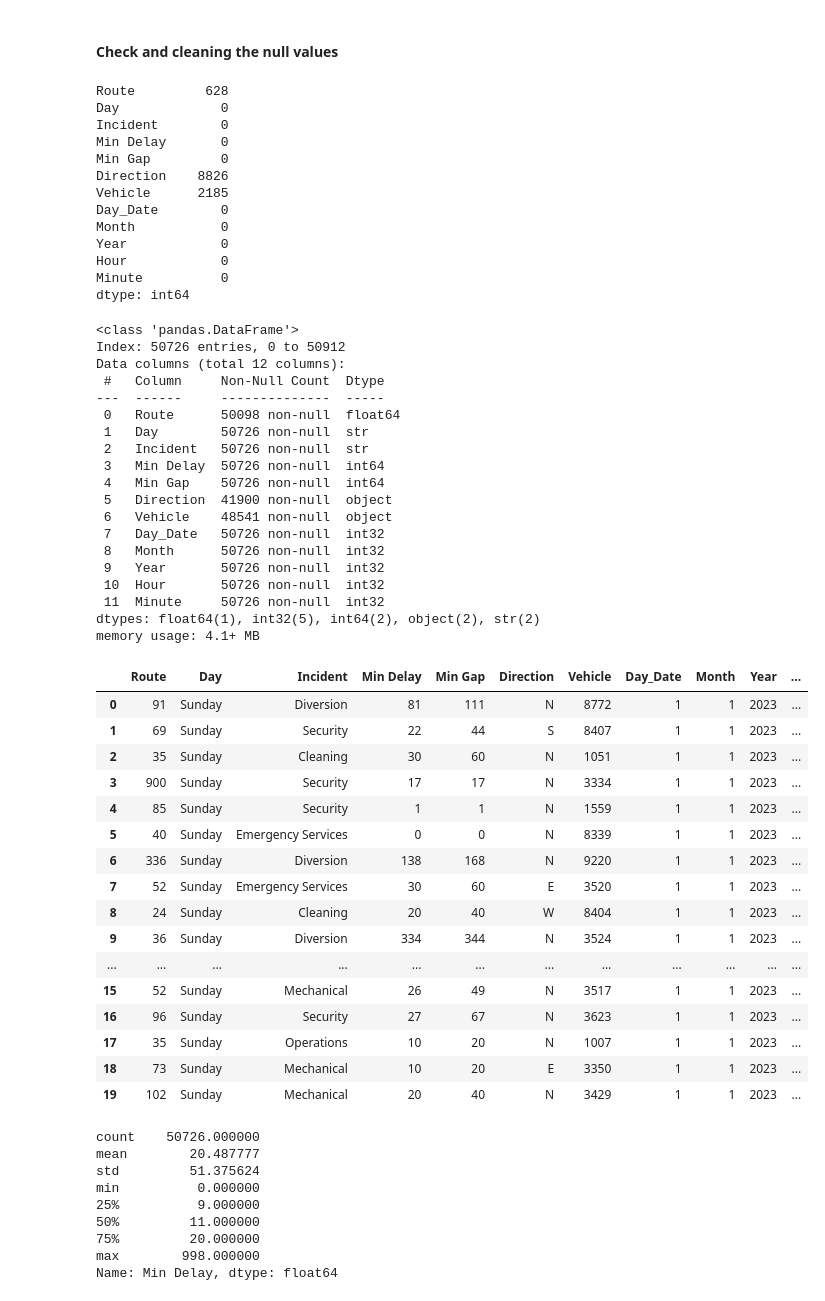
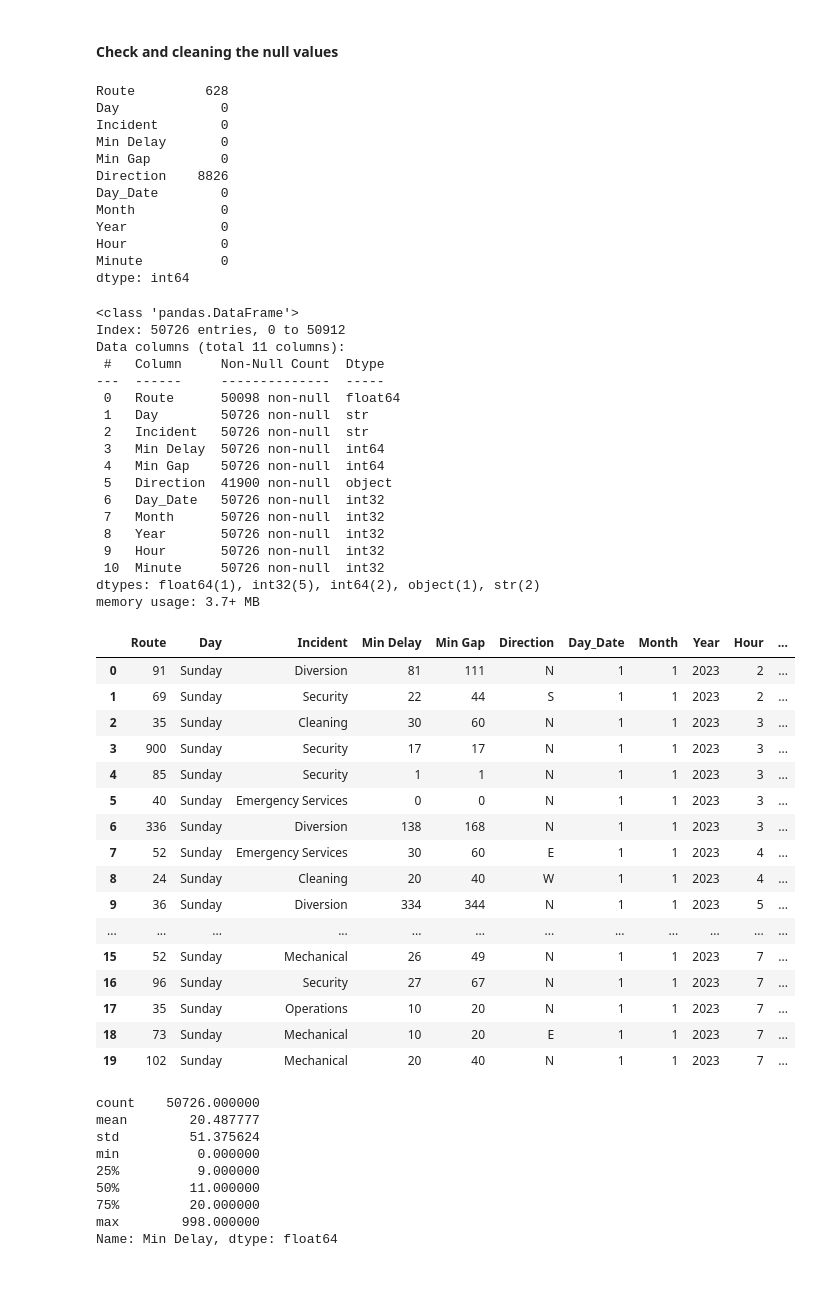
Before and after one commit to suryadev22092005-stack/Bus-Delay-prediction-project-ML, a Jupyter notebook: notebook/ML_Project_Bus_delay_Prediction.ipynb, the cells around one changed output. Cells and saved outputs as stored; diff of their text form; code cells hidden in the pictures.

```diff
--- a/notebook/ML_Project_Bus_delay_Prediction.ipynb
+++ b/notebook/ML_Project_Bus_delay_Prediction.ipynb
@@ -43,6 +43,6 @@ df["Hour"] = df["Time"].dt.hour
 df["Minute"] = df["Time"].dt.minute
 # %%
 #remove unwanted columns
-df.drop(['Time','Date','Location'],axis=1,inplace=True)
+df.drop(['Time','Date','Location','Vehicle'],axis=1,inplace=True)
 df.head()
 # %% [output]
@@ -57,6 +57,6 @@ df.head()
 df.replace({'Incident':{'Road Blocked - NON-TTC Collision':'Road Blocked','Collision - TTC':'Collision','Held By':'Tire Puncher','Operations - Operator':'Operations','Cleaning - Unsanitary':'Cleaning'}},inplace=True)
 df.replace({'Direction':{'B':None,'`':None,'1':None,'/':None,'L':None,'D':None,'G':None,'H':None,'7':None,str('\\'):None}},inplace=True)
 df['Incident'].value_counts()
-df['Vehicle']=df['Vehicle'].astype('str')
+#df['Vehicle']=df['Vehicle'].astype('str')
 df
 # %% [output]
@@ -76,5 +76,5 @@ df
 # %%
-df.replace({'Vehicle':{'0':None}},inplace=True)
+#df.replace({'Vehicle':{'0':None}},inplace=True)
 
 df.head(20)
 # %% [output]
@@ -107,7 +107,6 @@ Incident        0
 Min Delay       0
 Min Gap         0
 Direction    8826
-Vehicle      2185
 Day_Date        0
 Month           0
 Year            0
@@ -120,7 +119,7 @@ df.info()
 # %% [output]
 <class 'pandas.DataFrame'>
 Index: 50726 entries, 0 to 50912
-Data columns (total 12 columns):
+Data columns (total 11 columns):
  #   Column     Non-Null Count  Dtype
 ---  ------     --------------  -----
  0   Route      50098 non-null  float64
@@ -129,41 +128,40 @@ Data columns (total 12 columns):
  3   Min Delay  50726 non-null  int64
  4   Min Gap    50726 non-null  int64
  5   Direction  41900 non-null  object
- 6   Vehicle    48541 non-null  object
- 7   Day_Date   50726 non-null  int32
- 8   Month      50726 non-null  int32
- 9   Year       50726 non-null  int32
- 10  Hour       50726 non-null  int32
- 11  Minute     50726 non-null  int32
-dtypes: float64(1), int32(5), int64(2), object(2), str(2)
-memory usage: 4.1+ MB
+ 6   Day_Date   50726 non-null  int32
+ 7   Month      50726 non-null  int32
+ 8   Year       50726 non-null  int32
+ 9   Hour       50726 non-null  int32
+ 10  Minute     50726 non-null  int32
+dtypes: float64(1), int32(5), int64(2), object(1), str(2)
+memory usage: 3.7+ MB
 # %%
 #cleaning null values and replace it
 #route column changed string into integer
 df.fillna({'Direction':df['Direction'].mode()[0]},inplace=True)
 df.fillna({'Route':df['Route'].median()},inplace=True)
-df.fillna({'Vehicle':df['Vehicle'].mode()[0]},inplace=True)
+#df.fillna({'Vehicle':df['Vehicle'].mode()[0]},inplace=True)
 df['Route']=df['Route'].astype('int64')
-df['Vehicle']=df['Vehicle'].astype('int64')
+#df['Vehicle']=df['Vehicle'].astype('int64')
 df.head(20)
 # %% [output]
-|  | Route | Day | Incident | Min Delay | Min Gap | Direction | Vehicle | Day_Date | Month | Year | ... |
-| 0 | 91 | Sunday | Diversion | 81 | 111 | N | 8772 | 1 | 1 | 2023 | ... |
-| 1 | 69 | Sunday | Security | 22 | 44 | S | 8407 | 1 | 1 | 2023 | ... |
-| 2 | 35 | Sunday | Cleaning | 30 | 60 | N | 1051 | 1 | 1 | 2023 | ... |
-| 3 | 900 | Sunday | Security | 17 | 17 | N | 3334 | 1 | 1 | 2023 | ... |
-| 4 | 85 | Sunday | Security | 1 | 1 | N | 1559 | 1 | 1 | 2023 | ... |
-| 5 | 40 | Sunday | Emergency Services | 0 | 0 | N | 8339 | 1 | 1 | 2023 | ... |
-| 6 | 336 | Sunday | Diversion | 138 | 168 | N | 9220 | 1 | 1 | 2023 | ... |
-| 7 | 52 | Sunday | Emergency Services | 30 | 60 | E | 3520 | 1 | 1 | 2023 | ... |
-| 8 | 24 | Sunday | Cleaning | 20 | 40 | W | 8404 | 1 | 1 | 2023 | ... |
-| 9 | 36 | Sunday | Diversion | 334 | 344 | N | 3524 | 1 | 1 | 2023 | ... |
+|  | Route | Day | Incident | Min Delay | Min Gap | Direction | Day_Date | Month | Year | Hour | ... |
+| 0 | 91 | Sunday | Diversion | 81 | 111 | N | 1 | 1 | 2023 | 2 | ... |
+| 1 | 69 | Sunday | Security | 22 | 44 | S | 1 | 1 | 2023 | 2 | ... |
+| 2 | 35 | Sunday | Cleaning | 30 | 60 | N | 1 | 1 | 2023 | 3 | ... |
+| 3 | 900 | Sunday | Security | 17 | 17 | N | 1 | 1 | 2023 | 3 | ... |
+| 4 | 85 | Sunday | Security | 1 | 1 | N | 1 | 1 | 2023 | 3 | ... |
+| 5 | 40 | Sunday | Emergency Services | 0 | 0 | N | 1 | 1 | 2023 | 3 | ... |
+| 6 | 336 | Sunday | Diversion | 138 | 168 | N | 1 | 1 | 2023 | 3 | ... |
+| 7 | 52 | Sunday | Emergency Services | 30 | 60 | E | 1 | 1 | 2023 | 4 | ... |
+| 8 | 24 | Sunday | Cleaning | 20 | 40 | W | 1 | 1 | 2023 | 4 | ... |
+| 9 | 36 | Sunday | Diversion | 334 | 344 | N | 1 | 1 | 2023 | 5 | ... |
 | ... | ... | ... | ... | ... | ... | ... | ... | ... | ... | ... | ... |
-| 15 | 52 | Sunday | Mechanical | 26 | 49 | N | 3517 | 1 | 1 | 2023 | ... |
-| 16 | 96 | Sunday | Security | 27 | 67 | N | 3623 | 1 | 1 | 2023 | ... |
-| 17 | 35 | Sunday | Operations | 10 | 20 | N | 1007 | 1 | 1 | 2023 | ... |
-| 18 | 73 | Sunday | Mechanical | 10 | 20 | E | 3350 | 1 | 1 | 2023 | ... |
-| 19 | 102 | Sunday | Mechanical | 20 | 40 | N | 3429 | 1 | 1 | 2023 | ... |
+| 15 | 52 | Sunday | Mechanical | 26 | 49 | N | 1 | 1 | 2023 | 7 | ... |
+| 16 | 96 | Sunday | Security | 27 | 67 | N | 1 | 1 | 2023 | 7 | ... |
+| 17 | 35 | Sunday | Operations | 10 | 20 | N | 1 | 1 | 2023 | 7 | ... |
+| 18 | 73 | Sunday | Mechanical | 10 | 20 | E | 1 | 1 | 2023 | 7 | ... |
+| 19 | 102 | Sunday | Mechanical | 20 | 40 | N | 1 | 1 | 2023 | 7 | ... |
 # %%
 #describe the target column
 df["Min Delay"].describe()
```
Also changed, not shown: parts of 25 cells of this notebook, 1 other file.
